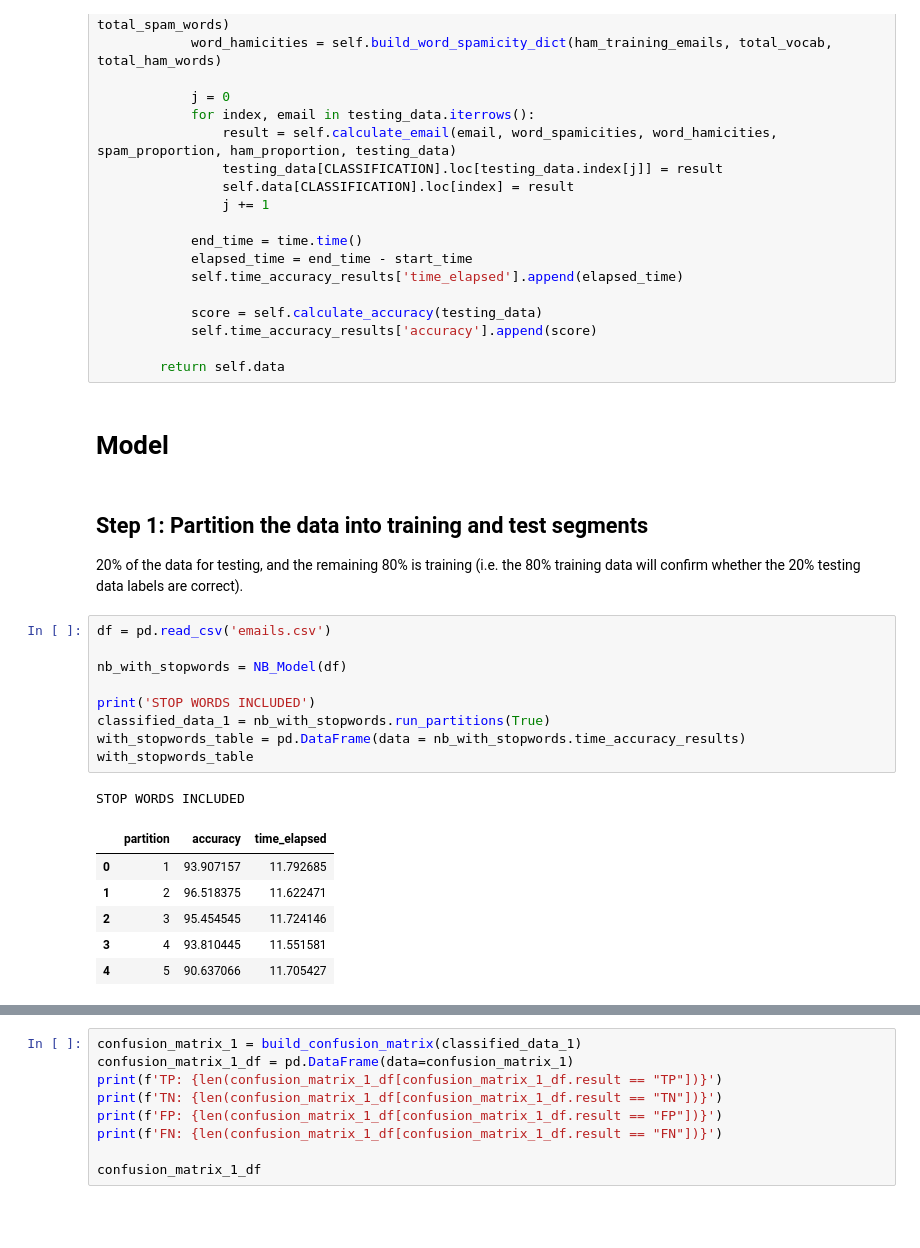
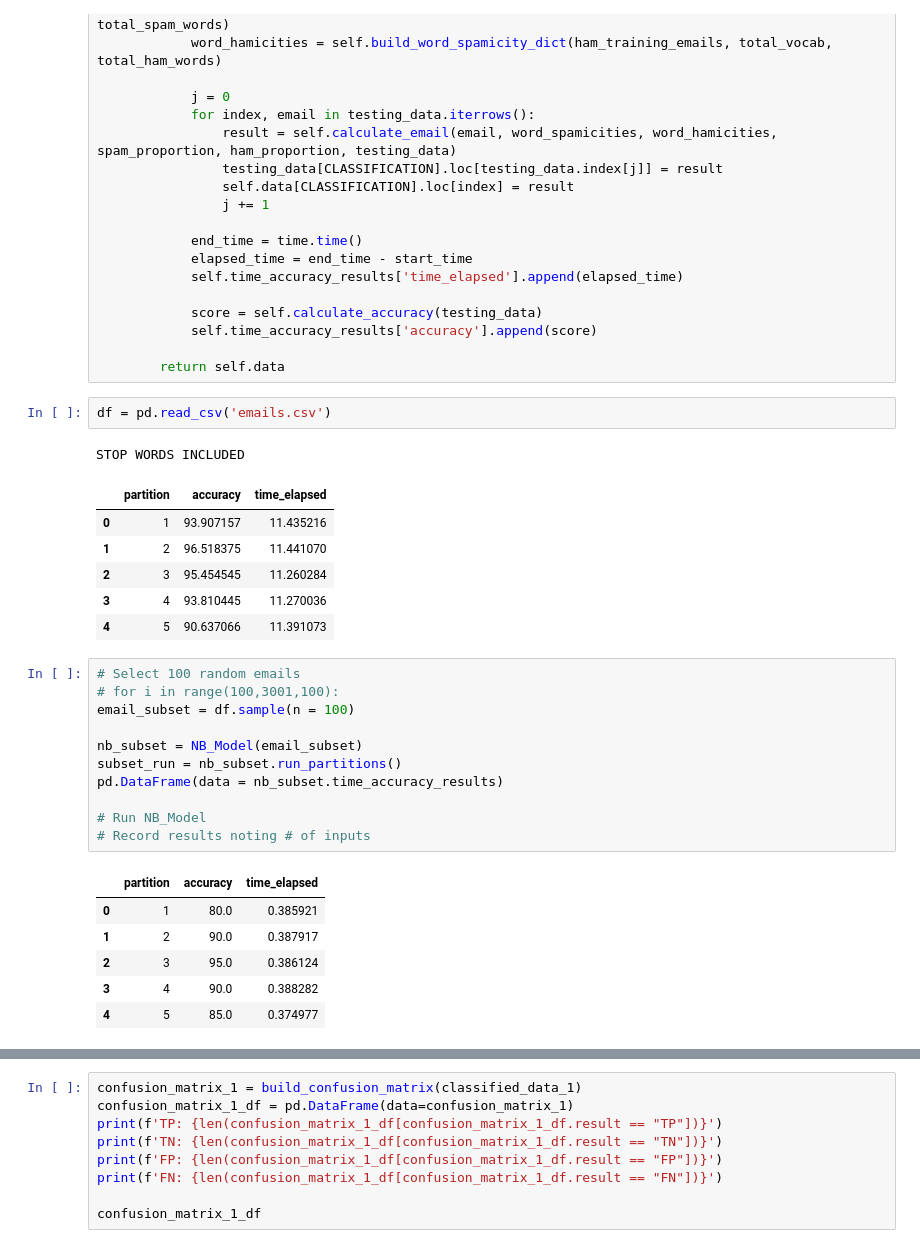
Before and after one commit to Velavee/bayes-spam-filter, a Jupyter notebook: spam-filter.ipynb, the cells around one changed output, grey strips where cells are left out. Saved outputs shown, nothing was run; the diff lists cells and outputs as text; blank space fills up the shorter version.

Commit message:
feat: run model on first subset of data

```diff
--- a/spam-filter.ipynb
+++ b/spam-filter.ipynb
@@ -171,26 +214,31 @@ class NB_Model:
             self.time_accuracy_results['accuracy'].append(score)
 
         return self.data
-# %% [markdown]
-# Model
-# %% [markdown]
-## Step 1: Partition the data into training and test segments
-
-20% of the data for testing, and the remaining 80% is training (i.e. the 80% training data will confirm whether the 20% testing data labels are correct).
 # %%
 df = pd.read_csv('emails.csv')
-
-nb_with_stopwords = NB_Model(df)
-
-print('STOP WORDS INCLUDED')
-classified_data_1 = nb_with_stopwords.run_partitions(True)
-with_stopwords_table = pd.DataFrame(data = nb_with_stopwords.time_accuracy_results)
-with_stopwords_table
 # %% [output]
 STOP WORDS INCLUDED
 |  | partition | accuracy | time_elapsed |
-| 0 | 1 | 93.907157 | 11.792685 |
-| 1 | 2 | 96.518375 | 11.622471 |
-| 2 | 3 | 95.454545 | 11.724146 |
-| 3 | 4 | 93.810445 | 11.551581 |
-| 4 | 5 | 90.637066 | 11.705427 |
+| 0 | 1 | 93.907157 | 11.435216 |
+| 1 | 2 | 96.518375 | 11.441070 |
+| 2 | 3 | 95.454545 | 11.260284 |
+| 3 | 4 | 93.810445 | 11.270036 |
+| 4 | 5 | 90.637066 | 11.391073 |
+# %%
+# Select 100 random emails
+# for i in range(100,3001,100):
+email_subset = df.sample(n = 100)
+
+nb_subset = NB_Model(email_subset)
+subset_run = nb_subset.run_partitions()
+pd.DataFrame(data = nb_subset.time_accuracy_results)
+
+# Run NB_Model
+# Record results noting # of inputs
+# %% [output]
+|  | partition | accuracy | time_elapsed |
+| 0 | 1 | 80.0 | 0.385921 |
+| 1 | 2 | 90.0 | 0.387917 |
+| 2 | 3 | 95.0 | 0.386124 |
+| 3 | 4 | 90.0 | 0.388282 |
+| 4 | 5 | 85.0 | 0.374977 |
```
Also changed, not shown: parts of 19 cells of this notebook.
